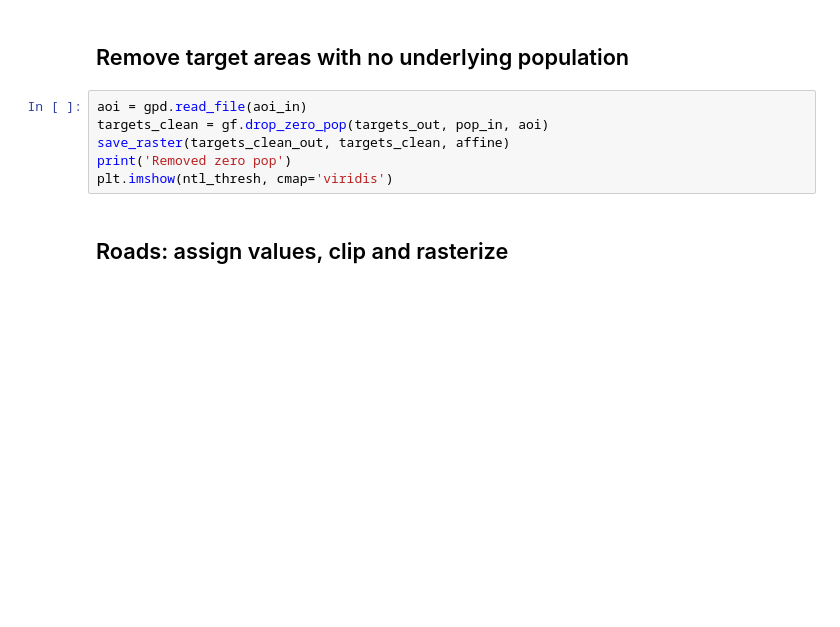
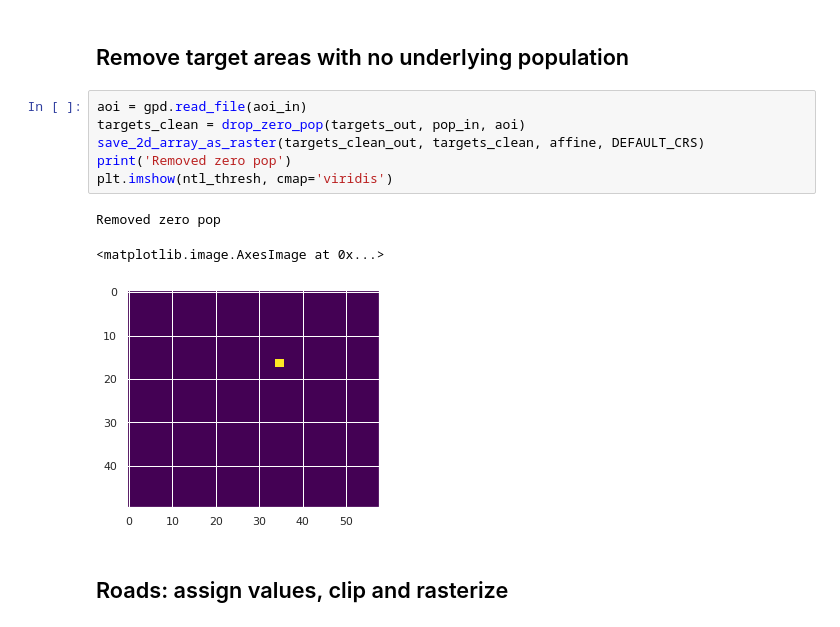
Before and after one commit to carderne/gridfinder, a Jupyter notebook: notebooks/example.ipynb, the cells around one changed output. Drawn from its saved outputs; the diff is of its cells as text; blank space fills up the shorter version.

```diff
--- a/notebooks/example.ipynb
+++ b/notebooks/example.ipynb
@@ -98,10 +128,14 @@ plt.imshow(ntl_thresh, cmap='viridis')
 ## Remove target areas with no underlying population
 # %%
 aoi = gpd.read_file(aoi_in)
-targets_clean = gf.drop_zero_pop(targets_out, pop_in, aoi)
-save_raster(targets_clean_out, targets_clean, affine)
+targets_clean = drop_zero_pop(targets_out, pop_in, aoi)
+save_2d_array_as_raster(targets_clean_out, targets_clean, affine, DEFAULT_CRS)
 print('Removed zero pop')
 plt.imshow(ntl_thresh, cmap='viridis')
+# %% [output]
+Removed zero pop
+<matplotlib.image.AxesImage at 0x...>
+[figure, added]
 # %% [markdown]
 ## Roads: assign values, clip and rasterize
 # %%
```
Also changed, not shown: parts of 17 cells of this notebook, 21 other files.
